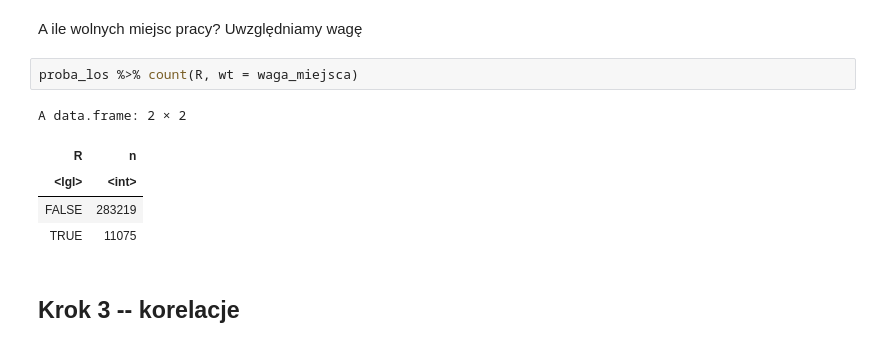
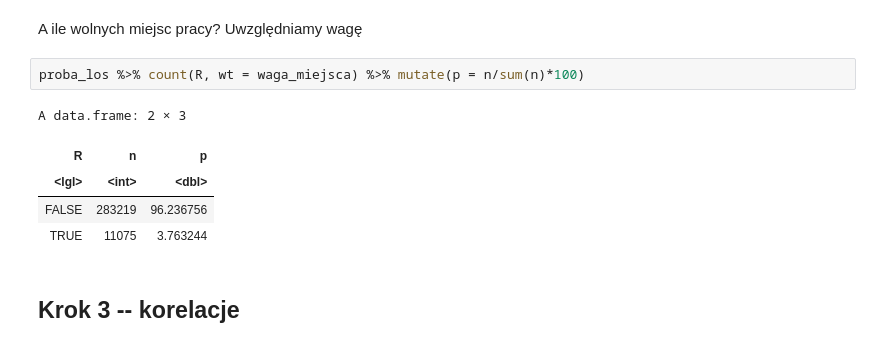
Before and after one commit to DepartmentOfStatisticsPUE/bi-2021, a Jupyter notebook: materialy-wyklady/bi_2021_04_19.ipynb, the cells around one changed output. Cells and saved outputs as stored; diff of their text form.

```diff
--- a/materialy-wyklady/bi_2021_04_19.ipynb
+++ b/materialy-wyklady/bi_2021_04_19.ipynb
@@ -97,13 +101,13 @@ A data.frame: 2 × 2
 # %% [markdown]
 A ile wolnych miejsc pracy? Uwzględniamy wagę
 # %%
-proba_los %>% count(R, wt = waga_miejsca)
+proba_los %>% count(R, wt = waga_miejsca) %>% mutate(p = n/sum(n)*100)
 # %% [output]
-A data.frame: 2 × 2
+A data.frame: 2 × 3
-| R | n |
-| <lgl> | <int> |
-| FALSE | 283219 |
-| TRUE | 11075 |
+| R | n | p |
+| <lgl> | <int> | <dbl> |
+| FALSE | 283219 | 96.236756 |
+| TRUE | 11075 | 3.763244 |
 # %% [markdown]
 ## Krok 3 -- korelacje
 # %% [markdown]
```
Also changed, not shown: parts of 3 cells of this notebook.
